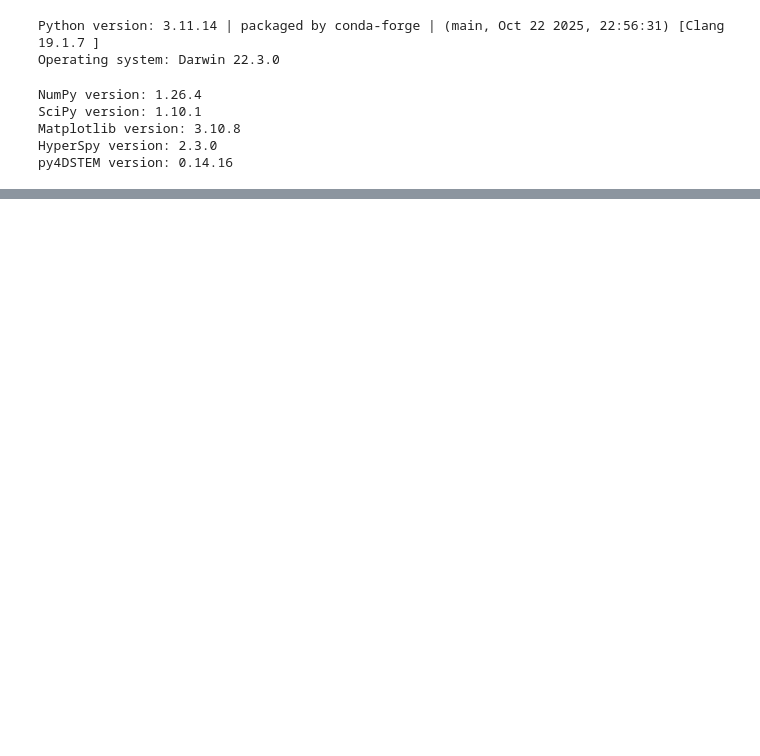
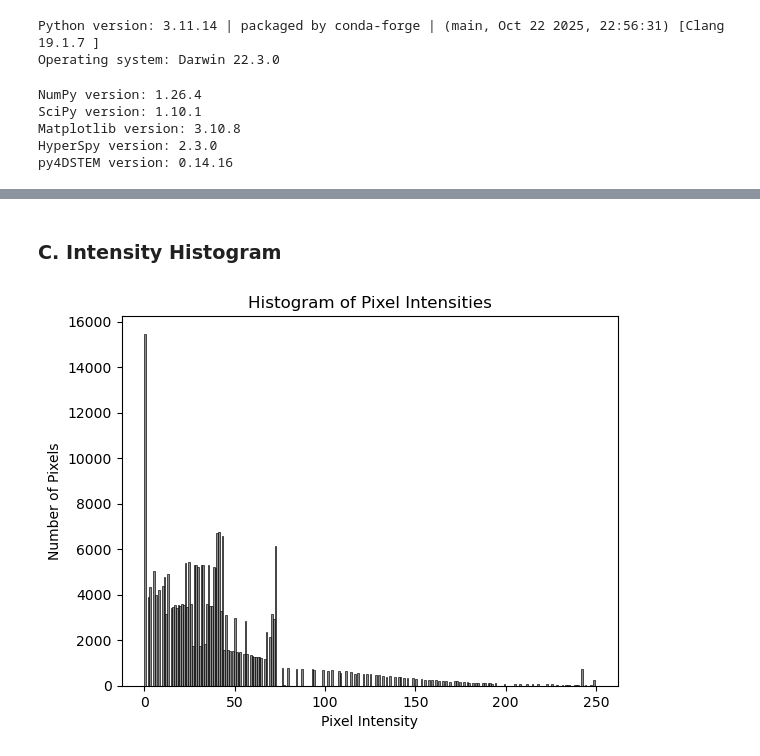
Before and after one commit to timzhou2027-svg/MATSCI465_Tim-Zhou, a Jupyter notebook: Week_01/assignments/assignment_01_setup.ipynb, the cells around one changed output, grey strips where cells are left out. Saved outputs shown, nothing was run; the diff lists cells and outputs as text; code cells hidden in the pictures; blank space fills up the shorter version.

```diff
--- a/Week_01/assignments/assignment_01_setup.ipynb
+++ b/Week_01/assignments/assignment_01_setup.ipynb
@@ -128,0 +188,12 @@ py4DSTEM version: 0.14.16
+# %% [markdown]
+### C. Intensity Histogram
+# %%
+import matplotlib.pyplot as plt
+
+plt.hist(data_gray.ravel(), bins=256, color="gray", edgecolor="black", linewidth=0.5, alpha=0.9)
+plt.xlabel("Pixel Intensity")
+plt.ylabel("Number of Pixels")
+plt.title("Histogram of Pixel Intensities")
+plt.show()
+# %% [output]
+[figure, added]
```
Also changed, not shown: parts of 8 cells of this notebook, 2 other files.
